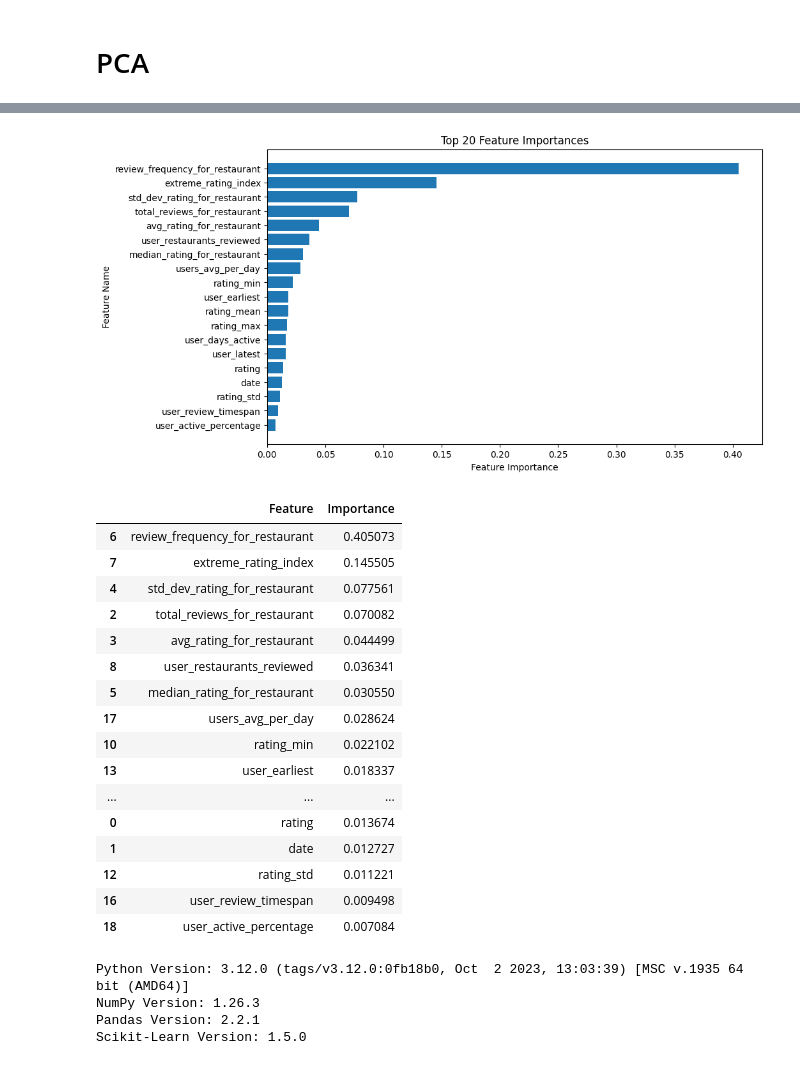
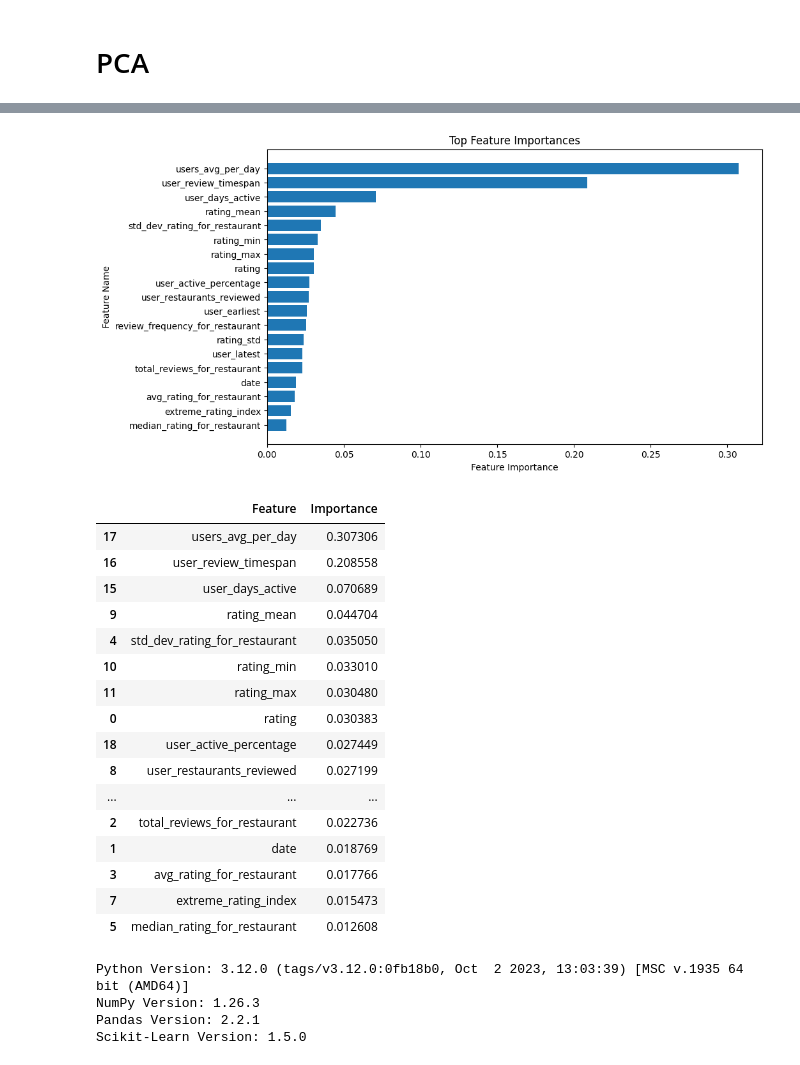
Before and after one commit to ngjocelyn/INF2008_YelpZip, a Jupyter notebook: 0z_contextual/b1_contextualmodel.ipynb, the cells around one changed output, grey strips where cells are left out. Drawn from its saved outputs; the diff is of its cells as text; code cells hidden in the pictures.

```diff
--- a/0z_contextual/b1_contextualmodel.ipynb
+++ b/0z_contextual/b1_contextualmodel.ipynb
@@ -38,7 +38,9 @@ dtype: int64
 # %%
 # Equalise 1 and -1 labels, only 8000 rows per label
-positive_df = df[(df['label'] == 1)][:8000]
-negative_df = df[(df['label'] == -1)][:8000]
+# positive_df = df[(df['label'] == 1)][:8000]
+# negative_df = df[(df['label'] == -1)][:8000]
+positive_df = df[(df['label'] == 1)]
+negative_df = df[(df['label'] == -1)]
 negative_df["label"] = 0
 dataset_df = pd.concat([positive_df, negative_df])
 dataset_df
@@ -62,7 +69,7 @@ dataset_df
 y = dataset_df['label']
 X = dataset_df.drop('label', axis=1)
 
-X_train, X_test, y_train, y_test = train_test_split(X, y, test_size=0.3, random_state=42, stratify=y)
+X_train, X_test, y_train, y_test = train_test_split(X, y, test_size=0.7, random_state=42, stratify=y)
 # %% [markdown]
 # Without Feature Engineering
 # %%
@@ -278,3 +358,9 @@ dtype: int64
+# %%
+from sklearn.preprocessing import StandardScaler
+scaler = StandardScaler()
+
+new_X_train = pd.DataFrame(scaler.fit_transform(new_X_train), columns=new_X_train.columns)
+new_X_test = pd.DataFrame(scaler.transform(new_X_test), columns=new_X_test.columns)
 # %% [markdown]
 # PCA
 # %%
@@ -437,50 +601,50 @@ weighted avg       0.81      0.75      0.74      4800
 # %%
 import xgboost as xgb
 import pandas as pd
 import matplotlib.pyplot as plt
 
 # Train XGBoost model
 xgclf = xgb.XGBClassifier(scale_pos_weight=len(y_train[y_train == 0]) / len(y_train[y_train == 1]))
 xgclf.fit(new_X_train, y_train)
 
 # Get feature importance
 feature_importance = xgclf.feature_importances_
 feature_names = new_X_train.columns
 
 # Convert to DataFrame
 feat_imp_df = pd.DataFrame({'Feature': feature_names, 'Importance': feature_importance})
 feat_imp_df = feat_imp_df.sort_values(by='Importance', ascending=False)
 
 # Plot feature importance
 plt.figure(figsize=(10, 6))
 plt.barh(feat_imp_df['Feature'][:20], feat_imp_df['Importance'][:20])
 plt.xlabel('Feature Importance')
 plt.ylabel('Feature Name')
-plt.title('Top 20 Feature Importances')
+plt.title('Top Feature Importances')
 plt.gca().invert_yaxis()
 plt.show()
 
 # Display the top features
 feat_imp_df.head(20)
 # %% [output]
-[figure, old version]
+[figure, new version]
 |  | Feature | Importance |
-| 6 | review_frequency_for_restaurant | 0.405073 |
-| 7 | extreme_rating_index | 0.145505 |
-| 4 | std_dev_rating_for_restaurant | 0.077561 |
-| 2 | total_reviews_for_restaurant | 0.070082 |
-| 3 | avg_rating_for_restaurant | 0.044499 |
-| 8 | user_restaurants_reviewed | 0.036341 |
-| 5 | median_rating_for_restaurant | 0.030550 |
-| 17 | users_avg_per_day | 0.028624 |
-| 10 | rating_min | 0.022102 |
-| 13 | user_earliest | 0.018337 |
+| 17 | users_avg_per_day | 0.307306 |
+| 16 | user_review_timespan | 0.208558 |
+| 15 | user_days_active | 0.070689 |
+| 9 | rating_mean | 0.044704 |
+| 4 | std_dev_rating_for_restaurant | 0.035050 |
+| 10 | rating_min | 0.033010 |
+| 11 | rating_max | 0.030480 |
+| 0 | rating | 0.030383 |
+| 18 | user_active_percentage | 0.027449 |
+| 8 | user_restaurants_reviewed | 0.027199 |
 | ... | ... | ... |
-| 0 | rating | 0.013674 |
-| 1 | date | 0.012727 |
-| 12 | rating_std | 0.011221 |
-| 16 | user_review_timespan | 0.009498 |
-| 18 | user_active_percentage | 0.007084 |
+| 2 | total_reviews_for_restaurant | 0.022736 |
+| 1 | date | 0.018769 |
+| 3 | avg_rating_for_restaurant | 0.017766 |
+| 7 | extreme_rating_index | 0.015473 |
+| 5 | median_rating_for_restaurant | 0.012608 |
 # %%
 # checking versions (sync with kaggle if using)
 import sys
```
Also changed, not shown: parts of 16 cells of this notebook.
